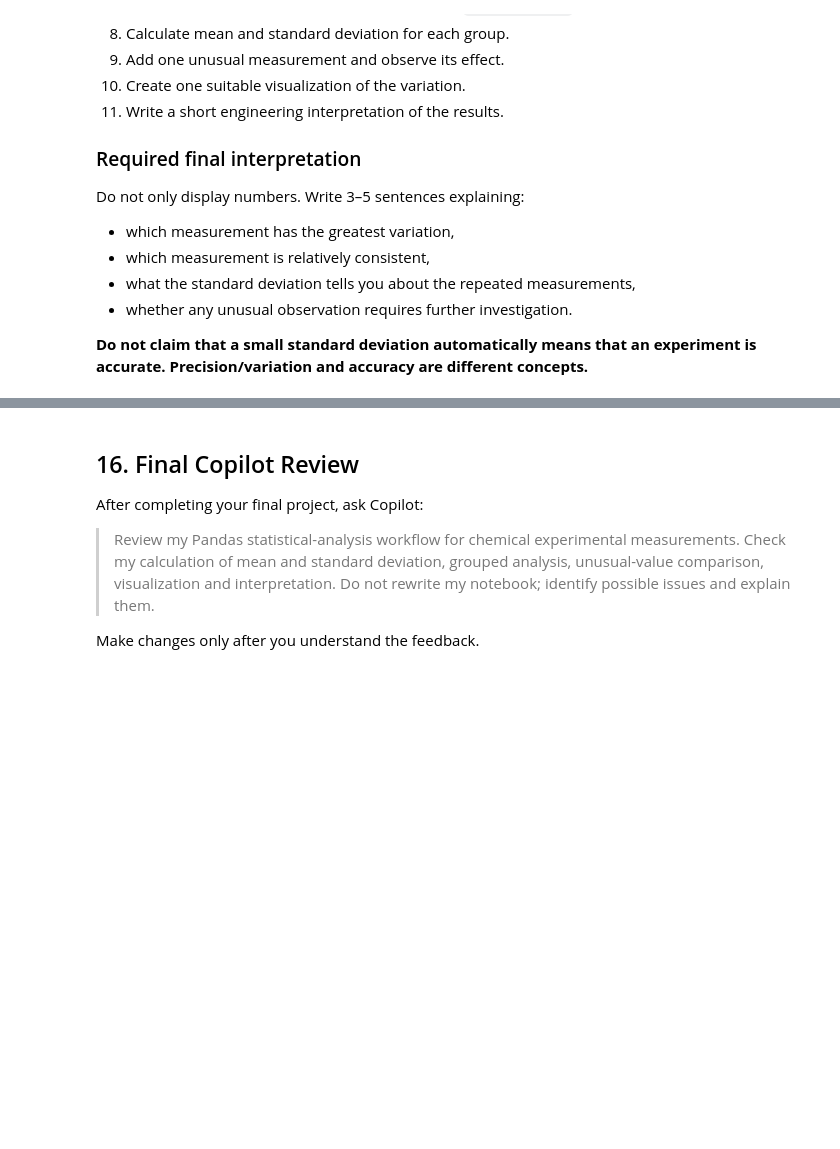
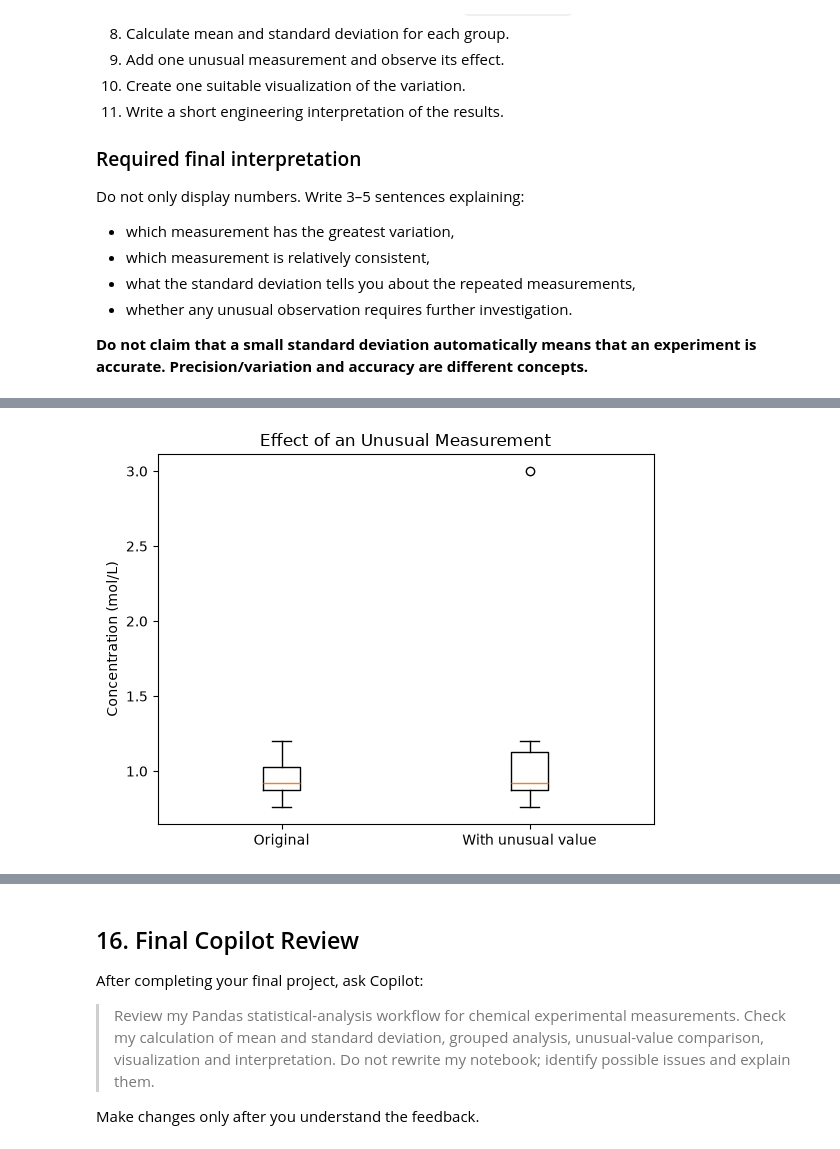
Before and after one commit to TejasBulbule21/CP_Practical, a Jupyter notebook: Practical_09_Basic_Statistical_Analysis_Experimental_Measurements.ipynb, the cells around one changed output, grey strips where cells are left out. Saved outputs shown, nothing was run; the diff lists cells and outputs as text; code cells hidden in the pictures; blank space fills up the shorter version.

```diff
--- a/Practical_09_Basic_Statistical_Analysis_Experimental_Measurements.ipynb
+++ b/Practical_09_Basic_Statistical_Analysis_Experimental_Measurements.ipynb
@@ -501,0 +532,78 @@ Do not only display numbers. Write 3–5 sentences explaining:
+# %%
+# FINAL PROJECT
+# Experimental Measurement Statistics
+# Build your complete Pandas-based statistical workflow here.
+import pandas as pd
+import matplotlib.pyplot as plt
+from pathlib import Path
+
+file = Path("chemical_experiment.csv")
+
+# CSV load karein, ya sample data banayein
+if file.exists():
+    data = pd.read_csv(file)
+else:
+    data = pd.DataFrame({
+        "Experiment_ID": ["EXP001", "EXP001", "EXP001",
+                          "EXP002", "EXP002", "EXP002"],
+        "Temperature_C": [25, 30, 35, 25, 32, 39],
+        "Pressure_bar": [1.00, 1.05, 1.10, 1.00, 1.08, 1.14],
+        "Concentration_mol_L": [1.00, 0.92, 0.84, 1.20, 1.05, 0.91]
+    })
+    data.to_csv(file, index=False)
+
+data.columns = data.columns.str.strip()
+
+# CSV mein required columns hain ya nahi, check karein
+required = ["Experiment_ID", "Temperature_C",
+            "Pressure_bar", "Concentration_mol_L"]
+
+missing = [column for column in required if column not in data.columns]
+if missing:
+    raise ValueError(f"CSV mein ye columns nahi mile: {missing}")
+
+print("Experimental data:")
+print(data)
+
+measurements = ["Temperature_C", "Pressure_bar", "Concentration_mol_L"]
+
+print("\nOverall statistics:")
+print(data[measurements].agg(["mean", "std", "min", "max"]).round(3))
+
+print("\nStatistics by experiment:")
+print(data.groupby("Experiment_ID")[measurements].agg(["mean", "std"]).round(3))
+
+# Unusual concentration value ka effect dekhne ke liye
+unusual_data = data.copy()
+unusual_data.loc[0, "Concentration_mol_L"] *= 3
+
+print("\nConcentration comparison:")
+print("Original mean:", round(data["Concentration_mol_L"].mean(), 3))
+print("New mean:", round(unusual_data["Concentration_mol_L"].mean(), 3))
+print("Original standard deviation:",
+      round(data["Concentration_mol_L"].std(), 3))
+print("New standard deviation:",
+      round(unusual_data["Concentration_mol_L"].std(), 3))
+
+# Relative variation compare karein
+cv = data[measurements].std() / data[measurements].mean().abs() * 100
+print("\nRelative variation (CV %):")
+print(cv.round(2))
+
+# Box plot
+plt.boxplot([
+    data["Concentration_mol_L"].dropna(),
+    unusual_data["Concentration_mol_L"].dropna()
+])
+plt.xticks([1, 2], ["Original", "With unusual value"])
+plt.ylabel("Concentration (mol/L)")
+plt.title("Effect of an Unusual Measurement")
+plt.show()
+
+# Short interpretation
+print("\nEngineering interpretation:")
+print(f"{cv.idxmax()} has the greatest relative variation.")
+print(f"{cv.idxmin()} is relatively more consistent.")
+print("Standard deviation shows how spread out repeated measurements are.")
+print("Check the unusual value; low variation alone does not prove accuracy.")
+# %% [output]
@@ -501,0 +627 @@ Do not only display numbers. Write 3–5 sentences explaining:
+[figure, added]
```
Also changed, not shown: parts of 9 cells of this notebook.
